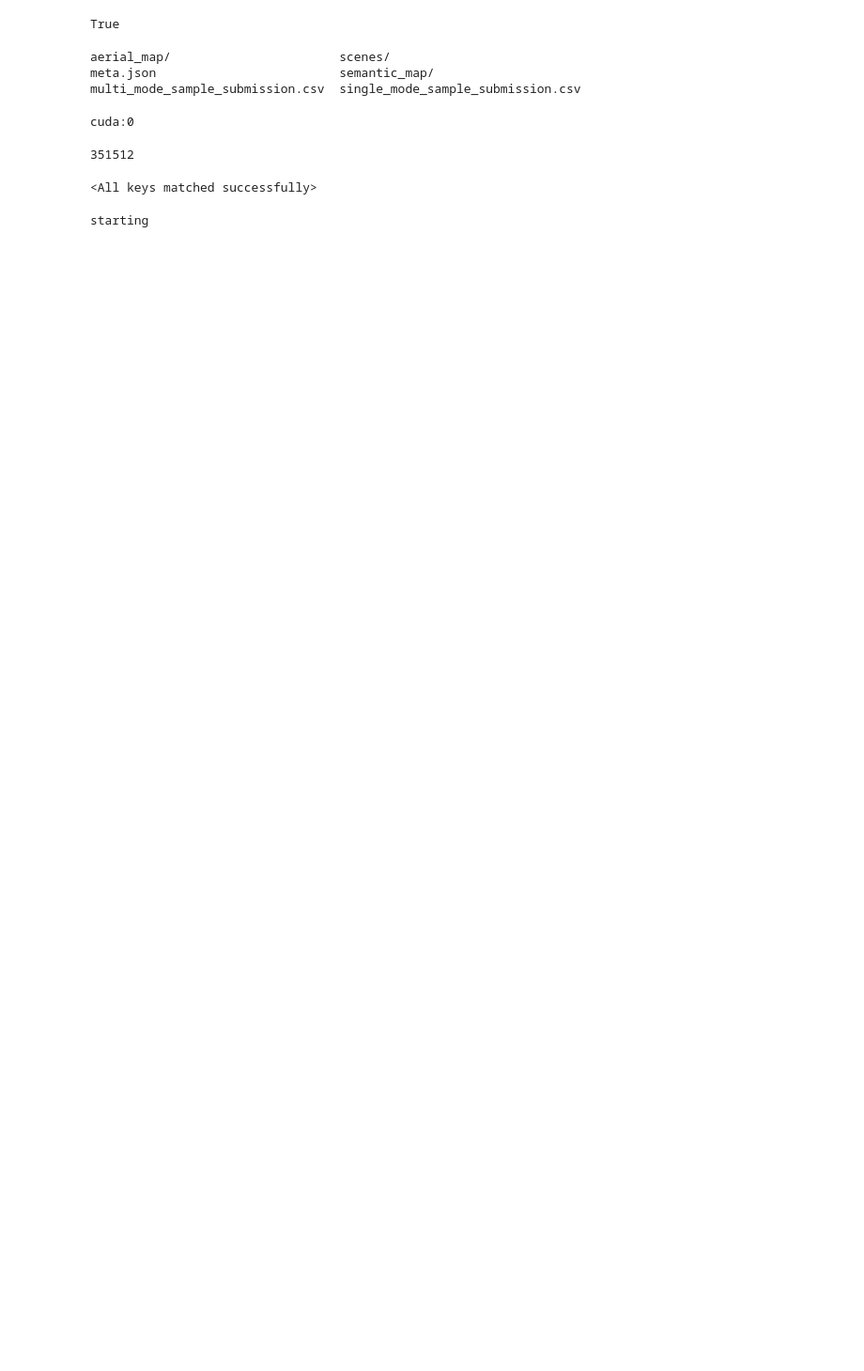
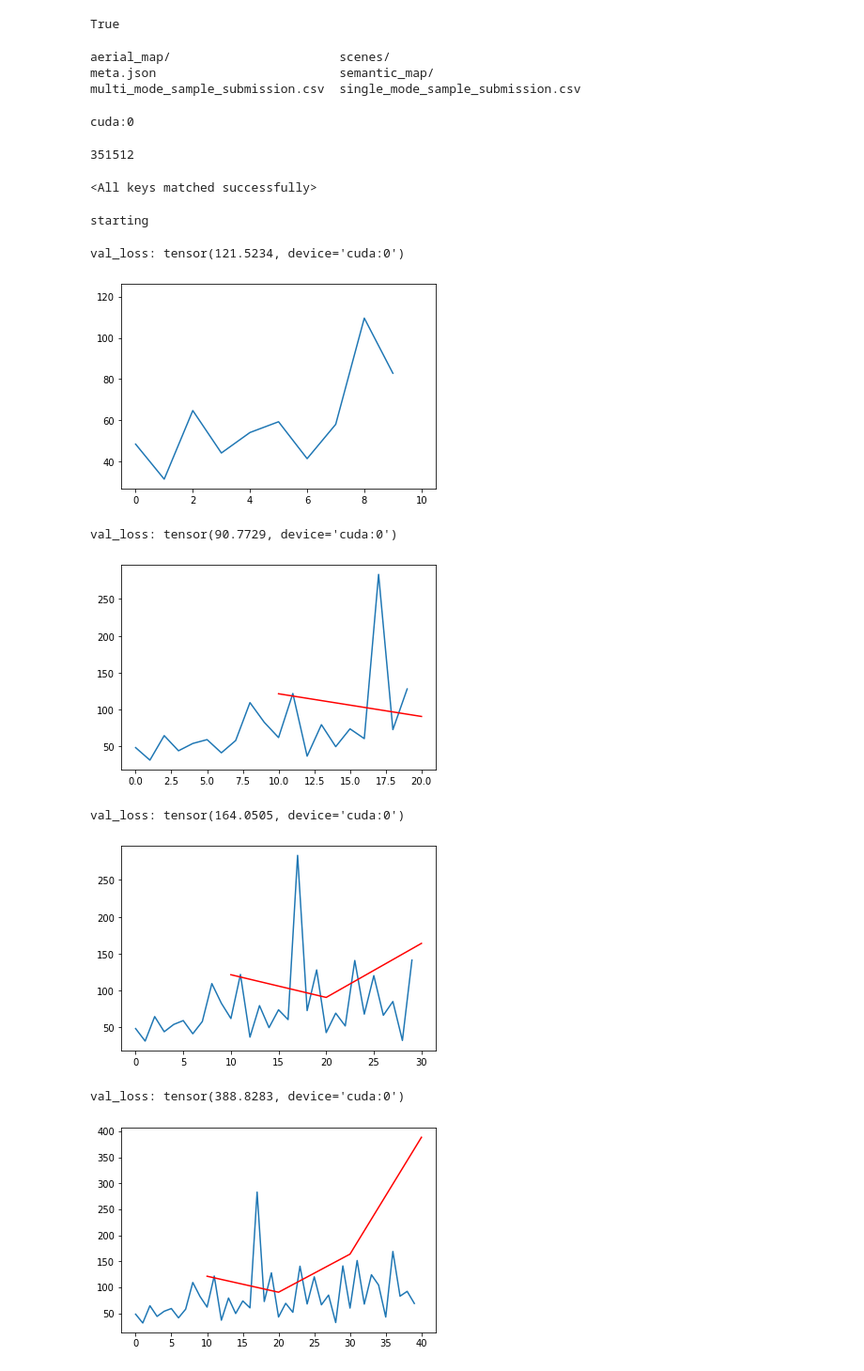
Before and after one commit to bakshienator77/AV_motion_prediction, a Jupyter notebook: trainingnotebook.ipynb, the cells around one changed output. Shown at 94% size. Cells and saved outputs as stored; diff of their text form; code cells hidden in the pictures; blank space fills up the shorter version.

```diff
--- a/trainingnotebook.ipynb
+++ b/trainingnotebook.ipynb
@@ -337,36 +337,45 @@ for iter_ind in progress_bar:
             plt.plot(range(iter_ind), losses_train)
             model.eval()
             val_loss_list = []
-            for val_indx in range(200):
+            for val_indx in range(300):
                 try:
                     val_data = next(val_it)
                 except StopIteration:
                     val_it = iter(val_dataloader)
                     val_data = next(val_it)
                 val_inputs = val_data["image"].to(device)
 #                 val_target_availabilities = val_data["target_availabilities"].unsqueeze(-1).to(device) # MSE
                 val_target_availabilities = val_data["target_availabilities"].to(device)
                 val_targets = val_data["target_positions"].to(device)
 #                 val_targets = batch_transform_points(val_data["target_positions"].float().to(device), val_data["raster_from_agent"].float().to(device))
                 val_outputs = model(val_inputs).reshape(val_targets.shape)
-                val_loss = criterion(val_outputs, val_targets)
+#                 val_loss = criterion(val_outputs, val_targets)
+                val_loss = criterion(val_targets, val_outputs.reshape((val_outputs.shape[0], 1, val_outputs.shape[1], val_outputs.shape[2])), Tensor(np.ones((val_outputs.shape[0], 1))).to(device), val_target_availabilities)
 
                 # not all the output steps are valid, but we can filter them out from the loss using availabilities
 #                 val_loss = val_loss * val_target_availabilities # MSE
 #                 val_loss = val_loss.mean()   # MSE
                 val_loss_list.append(val_loss)
 
 
         vlm = sum(val_loss_list)/len(val_loss_list)
         losses_val.append(vlm.cpu().detach().numpy())
         print('val_loss:', vlm)
         plt.plot(range(plot_freq,iter_ind+1, plot_freq), losses_val, color="red")
         torch.save(model.state_dict(), 'models/resnet_18_{:4.4f}epoch_steps_vast_ai_oct_24_2020.pth'.format(100*iter_ind/len(train_dataloader)))
         plt.savefig("models/resnet_18_{:4.4f}epoch_steps_vast_ai_oct_24_2020.jpg".format(100*iter_ind/len(train_dataloader)))
         plt.show()
 
 
     losses_train.append(loss.item())
     progress_bar.set_description(f"loss: {loss.item()} loss(avg): {np.mean(losses_train)}")
 # %% [output]
 starting
+val_loss: tensor(121.5234, device='cuda:0')
+[figure, added]
+val_loss: tensor(90.7729, device='cuda:0')
+[figure, added]
+val_loss: tensor(164.0505, device='cuda:0')
+[figure, added]
+val_loss: tensor(388.8283, device='cuda:0')
+[figure, added]
```
Also changed, not shown: parts of 1 cell of this notebook.
